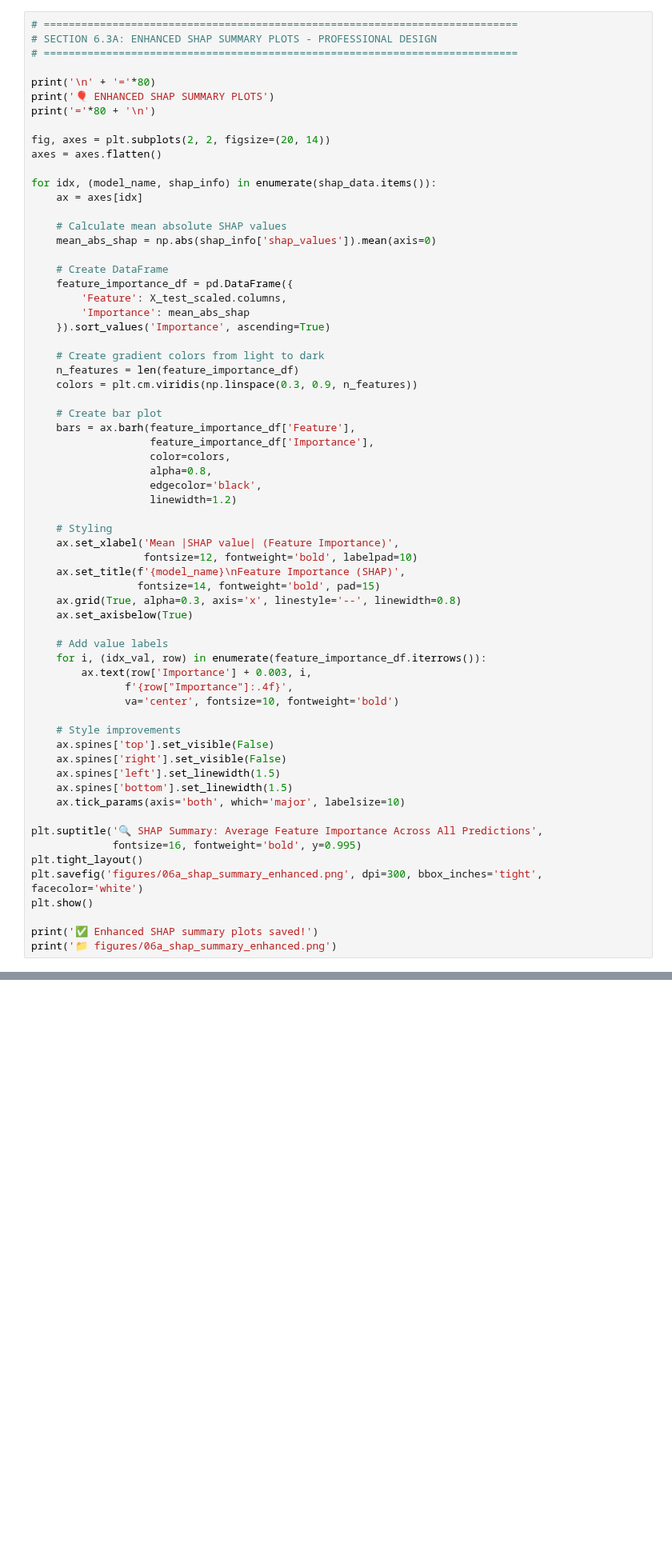
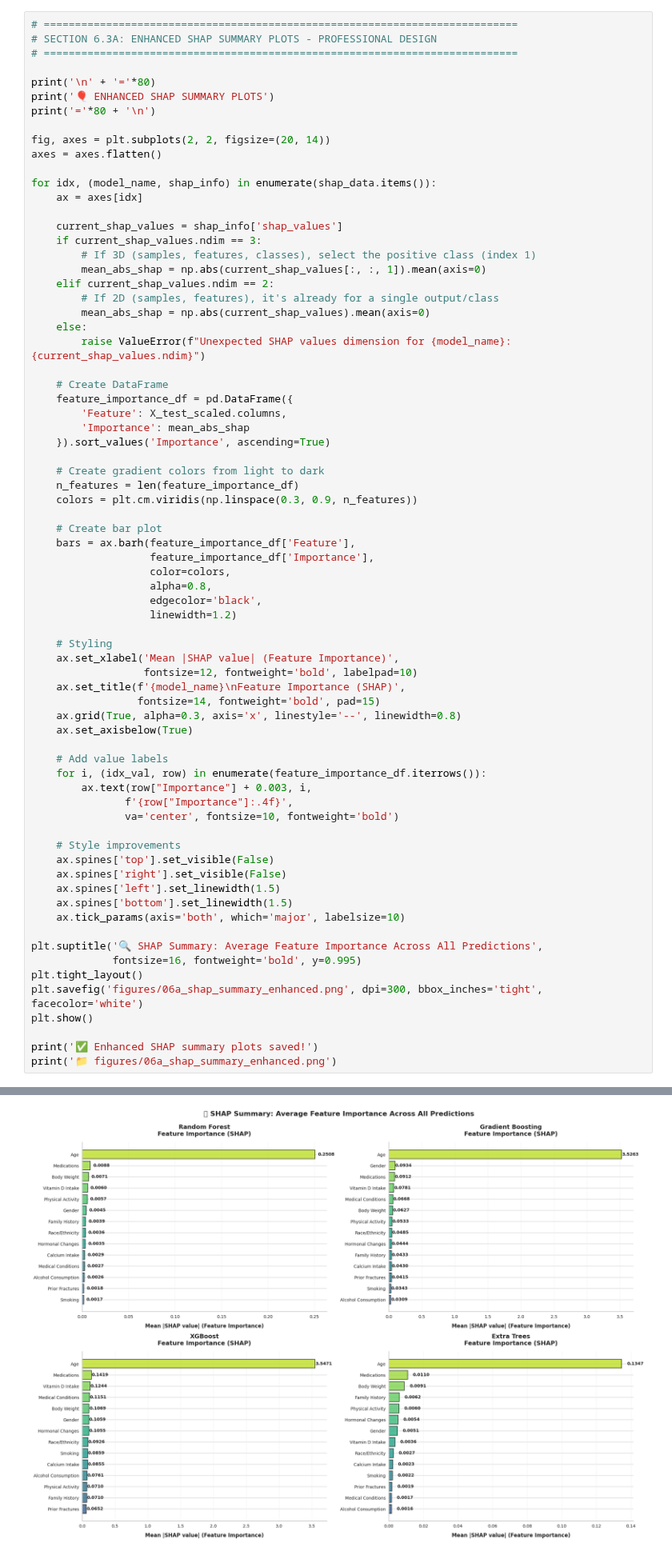
Before and after one commit to NSJayaweera/NCD-Risk_Prediction, a Jupyter notebook: notebooks/00_MASTER_Complete_Pipeline.ipynb, the cells around one changed output, grey strips where cells are left out. Shown at 80% size. Saved outputs shown, nothing was run; the diff lists cells and outputs as text; blank space fills up the shorter version.

```diff
--- a/notebooks/00_MASTER_Complete_Pipeline.ipynb
+++ b/notebooks/00_MASTER_Complete_Pipeline.ipynb
@@ -626,8 +784,15 @@ axes = axes.flatten()
 for idx, (model_name, shap_info) in enumerate(shap_data.items()):
     ax = axes[idx]
 
-    # Calculate mean absolute SHAP values
-    mean_abs_shap = np.abs(shap_info['shap_values']).mean(axis=0)
+    current_shap_values = shap_info['shap_values']
+    if current_shap_values.ndim == 3:
+        # If 3D (samples, features, classes), select the positive class (index 1)
+        mean_abs_shap = np.abs(current_shap_values[:, :, 1]).mean(axis=0)
+    elif current_shap_values.ndim == 2:
+        # If 2D (samples, features), it's already for a single output/class
+        mean_abs_shap = np.abs(current_shap_values).mean(axis=0)
+    else:
+        raise ValueError(f"Unexpected SHAP values dimension for {model_name}: {current_shap_values.ndim}")
 
     # Create DataFrame
     feature_importance_df = pd.DataFrame({
@@ -657,7 +822,7 @@ for idx, (model_name, shap_info) in enumerate(shap_data.items()):
 
     # Add value labels
     for i, (idx_val, row) in enumerate(feature_importance_df.iterrows()):
-        ax.text(row['Importance'] + 0.003, i,
+        ax.text(row["Importance"] + 0.003, i,
                f'{row["Importance"]:.4f}',
                va='center', fontsize=10, fontweight='bold')
 
@@ -676,3 +841,4 @@ plt.show()
 
 print('✅ Enhanced SHAP summary plots saved!')
 print('📁 figures/06a_shap_summary_enhanced.png')
+# %% [output]
@@ -678,0 +848 @@ print('📁 figures/06a_shap_summary_enhanced.png')
+[figure, added]
```
Also changed, not shown: parts of 24 cells of this notebook.
